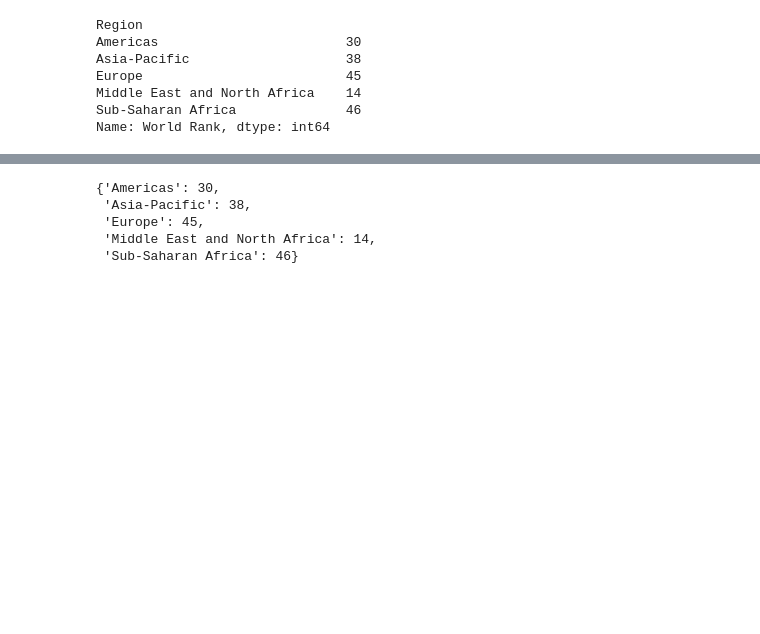
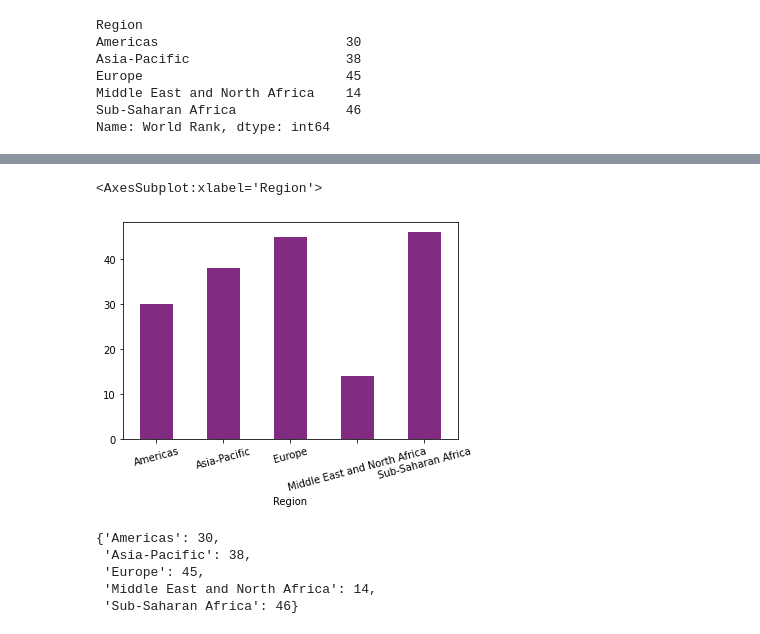
Before and after one commit to IgorComune/HeritageFoundation, a Jupyter notebook: Heritage Foundation Index.ipynb, the cells around one changed output, grey strips where cells are left out. Cells and saved outputs as stored; diff of their text form; code cells hidden in the pictures; blank space fills up the shorter version.

```diff
--- a/Heritage Foundation Index.ipynb
+++ b/Heritage Foundation Index.ipynb
@@ -133,7 +133,8 @@ heritage2 = heritage.set_index('Country Name')
 # gathering data
 # %%
 #counting the number of countries grouping by its region
-heritage2.groupby(['Region'])['World Rank'].count()
+graf1 = heritage2.groupby(['Region'])['World Rank'].count()
+graf1
 # %% [output]
 Region
 Americas                        30
@@ -145,3 +157,8 @@ Name: World Rank, dtype: int64
+# %%
+graf1.plot.bar(rot=15, color='#822b82')
+# %% [output]
+<AxesSubplot:xlabel='Region'>
+[figure, added]
 # %%
 totNcountries = heritage2.shape[0]
 ameNcoutnries = heritage2.groupby(['Region'])['World Rank'].count()[0]
```
Also changed, not shown: parts of 58 cells of this notebook.
